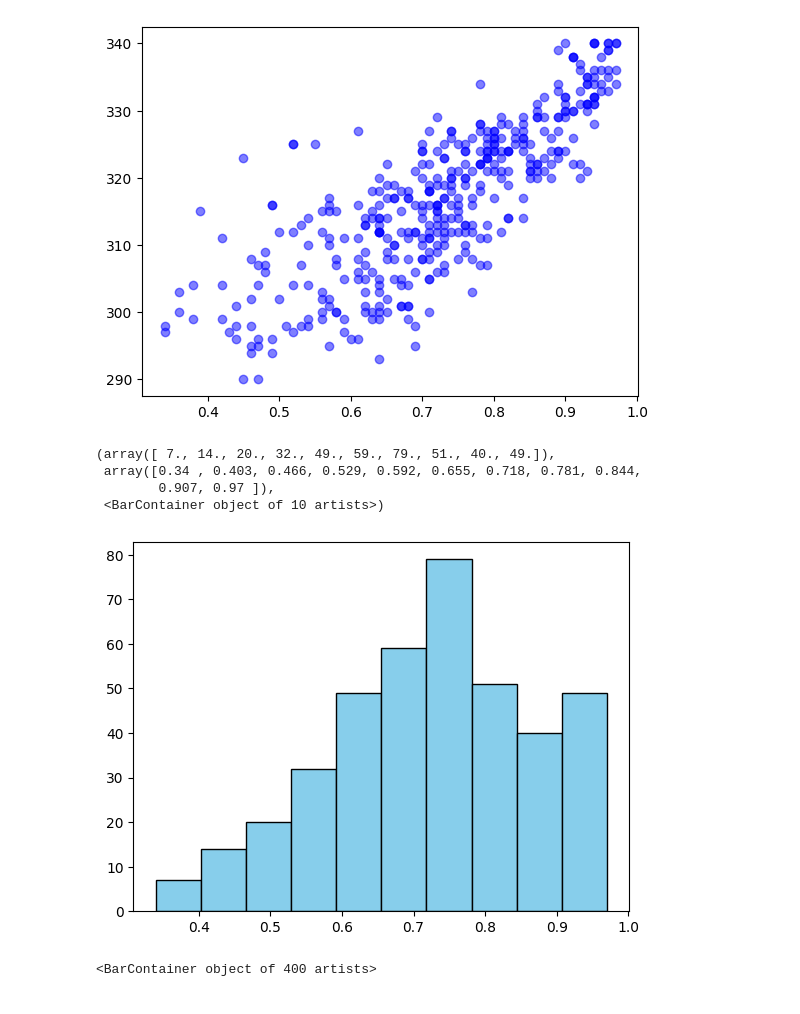
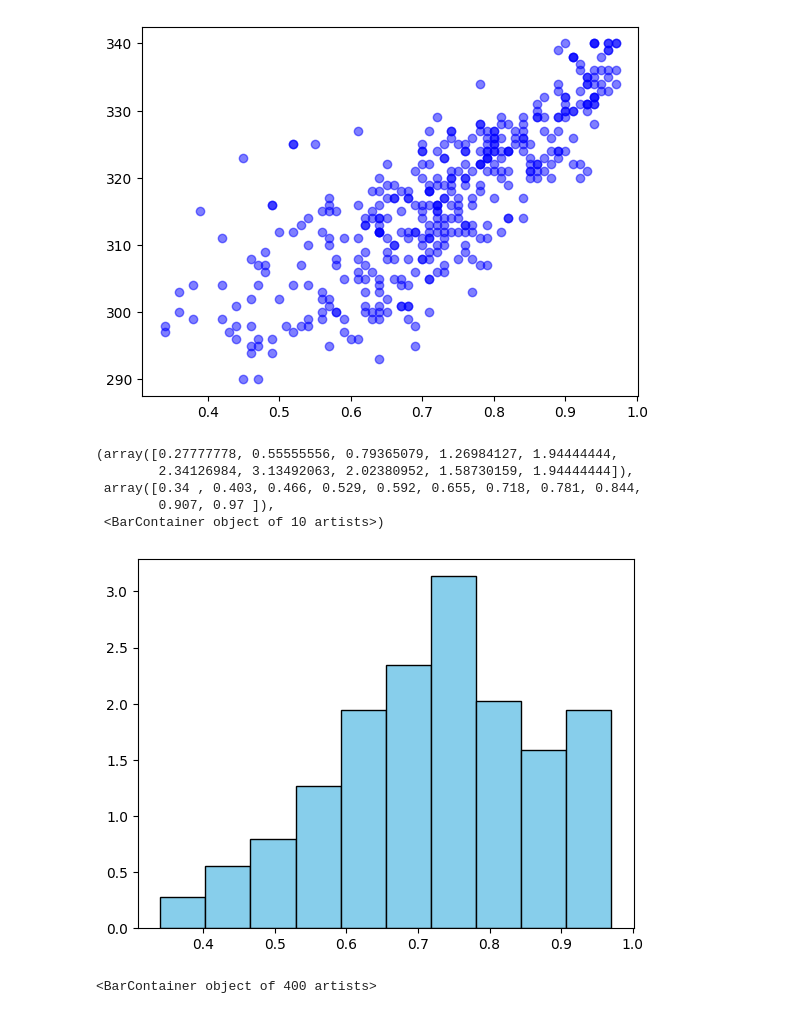
Before and after one commit to ZAINAZHAR303/numpy-basics, a Jupyter notebook: jupyter notebook numpy/visualization in matplotlib.ipynb, the cells around one changed output. Saved outputs shown, nothing was run; the diff lists cells and outputs as text; code cells hidden in the pictures.

```diff
--- a/jupyter notebook numpy/visualization in matplotlib.ipynb
+++ b/jupyter notebook numpy/visualization in matplotlib.ipynb
@@ -43,13 +43,14 @@ plt.scatter(air['Chance of Admit '],air["GRE Score"],  c='blue', alpha=0.5)
 <matplotlib.collections.PathCollection at 0x...>
 [figure]
 # %%
-plt.hist(air['Chance of Admit '],color= 'skyblue', edgecolor='black')
+plt.hist(air['Chance of Admit '], density="True",color= 'skyblue', edgecolor='black')
 # %% [output]
-(array([ 7., 14., 20., 32., 49., 59., 79., 51., 40., 49.]),
+(array([0.27777778, 0.55555556, 0.79365079, 1.26984127, 1.94444444,
+        2.34126984, 3.13492063, 2.02380952, 1.58730159, 1.94444444]),
  array([0.34 , 0.403, 0.466, 0.529, 0.592, 0.655, 0.718, 0.781, 0.844,
         0.907, 0.97 ]),
  <BarContainer object of 10 artists>)
-[figure, old version]
+[figure, new version]
 # %%
 plt.bar(air["GRE Score"], height=0.8, width=0.8, color='blue')
 # %% [output]
```
